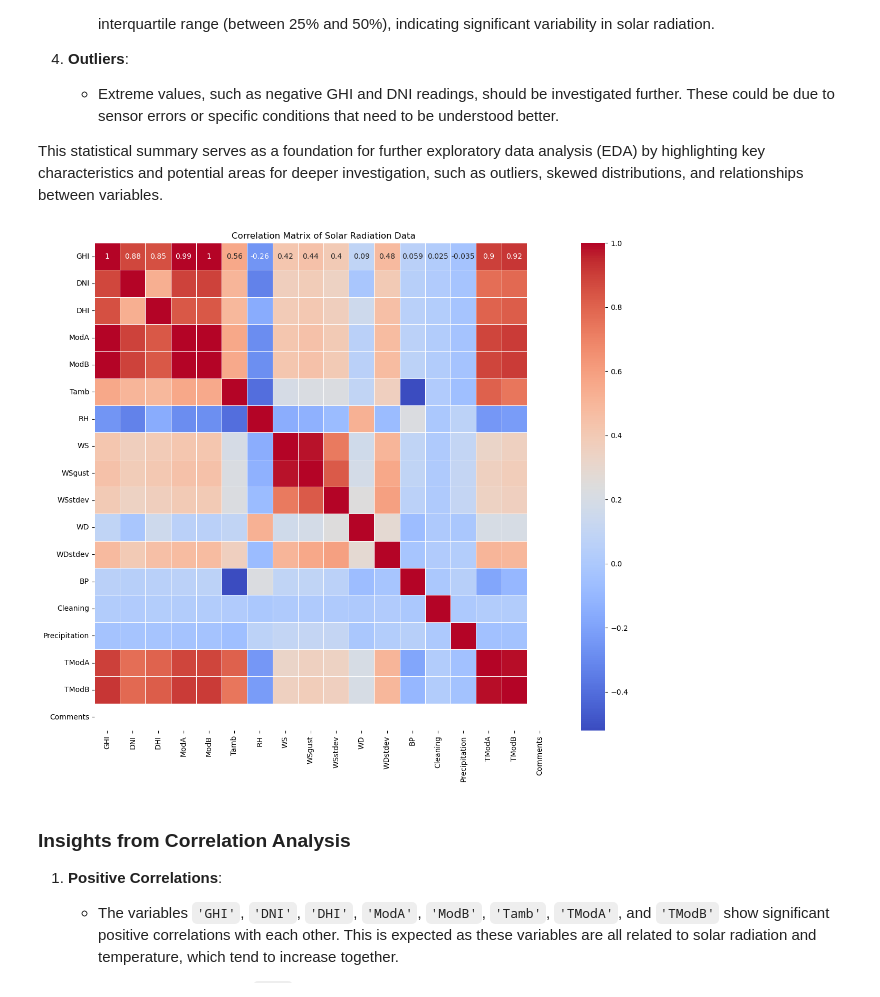
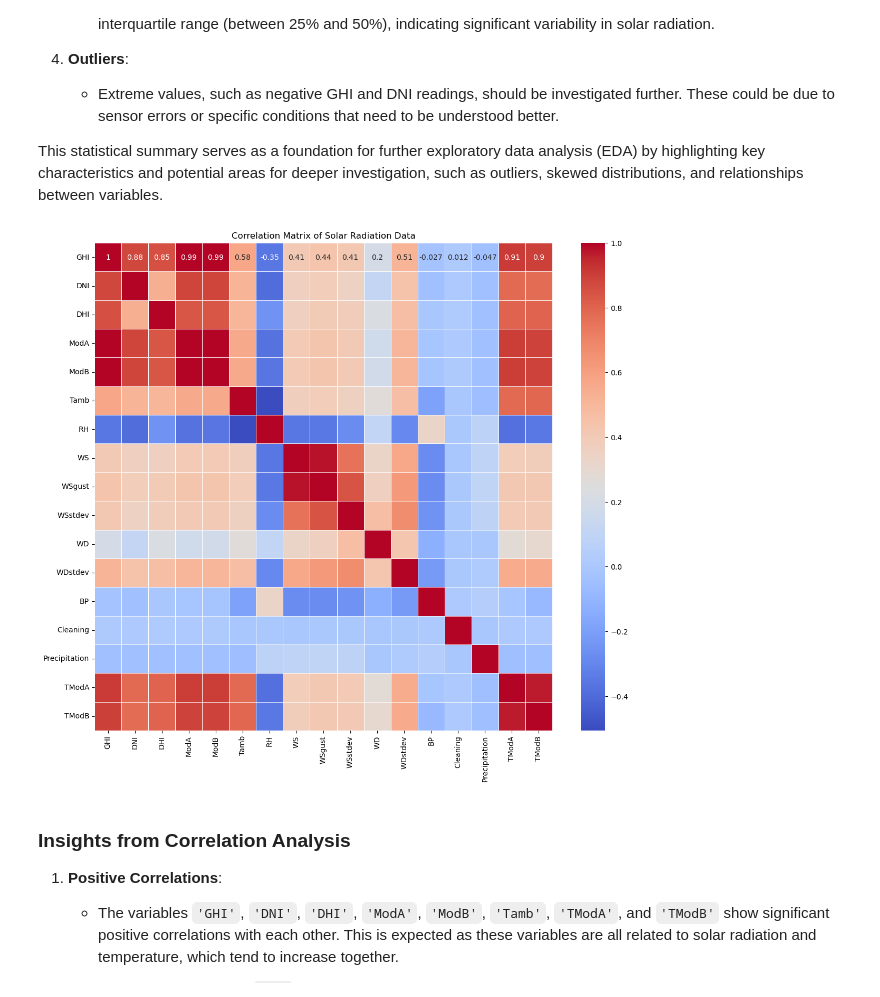
Before and after one commit to davedawitdave/Solar-Insights-Data-Driven-Exploration-and-Interactive-Dashboard-for-Solar-Radiation-Measurement, a Jupyter notebook: Notebooks/data exploration.ipynb, the cells around one changed output. Drawn from its saved outputs; the diff is of its cells as text; code cells hidden in the pictures.

```diff
--- a/Notebooks/data exploration.ipynb
+++ b/Notebooks/data exploration.ipynb
@@ -95,15 +114,15 @@ numerical_columns = data.select_dtypes(include=['float64', 'int64']).columns
 data_numerical = data[numerical_columns]
 # %%
 # Calculate the correlation matrix
-corr_matrix = data_togo_numerical.corr()
+corr_matrix = data_numerical.corr()
 
 # Plot a heatmap of the correlation matrix
 plt.figure(figsize=(14, 12))
 sns.heatmap(corr_matrix, annot=True, cmap='coolwarm', linewidths=0.5)
 plt.title('Correlation Matrix of Solar Radiation Data')
 plt.show()
 # %% [output]
-[figure, old version]
+[figure, new version]
 # %% [markdown]
 ### Insights from Correlation Analysis
 
```
Also changed, not shown: parts of 27 cells of this notebook, 2 other files.
